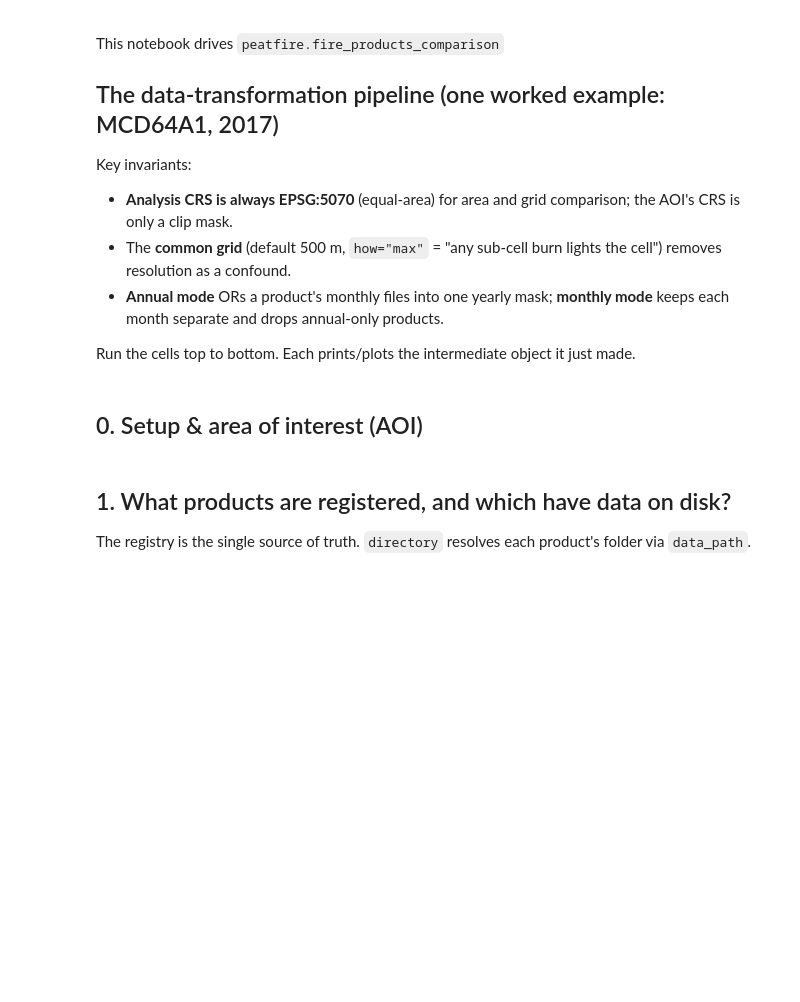
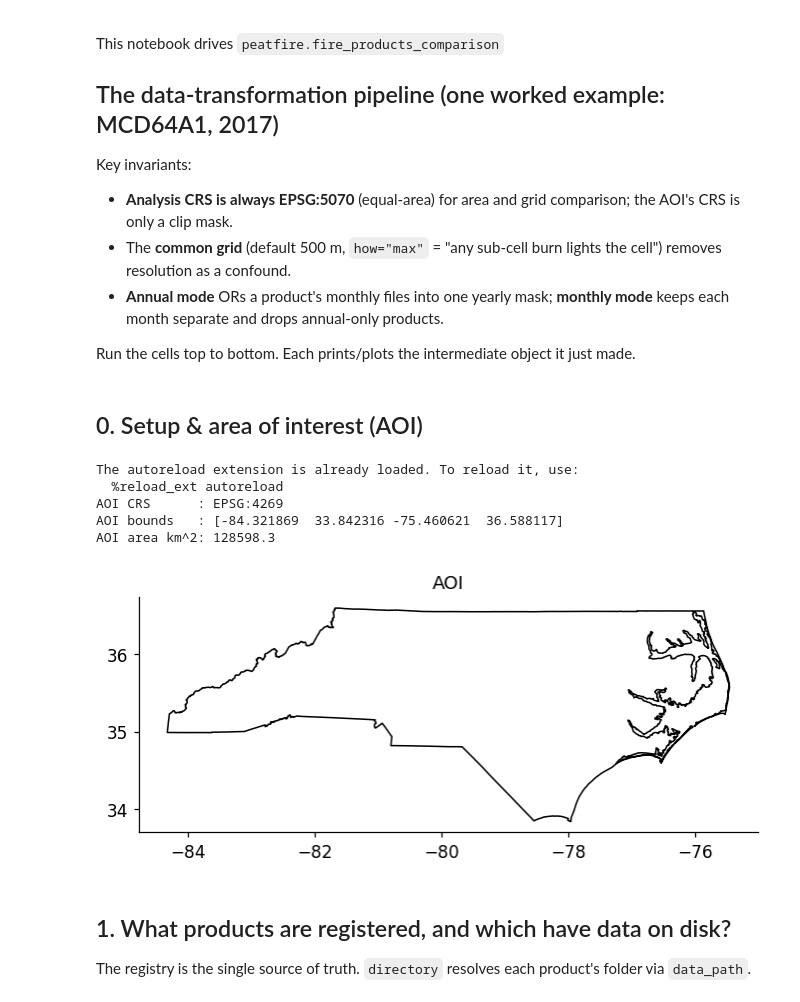
Before and after one commit to jimzhang629/peat_fire_stanback, a Jupyter notebook: notebooks/run_fire_comparison.ipynb, the cells around one changed output. Cells and saved outputs as stored; diff of their text form; code cells hidden in the pictures; blank space fills up the shorter version.

```diff
--- a/notebooks/run_fire_comparison.ipynb
+++ b/notebooks/run_fire_comparison.ipynb
@@ -17,30 +17,38 @@ Run the cells top to bottom. Each prints/plots the intermediate object it just m
 # %%
 %load_ext autoreload
 %autoreload 2
 
 import geopandas as gpd
 import matplotlib.pyplot as plt
 
 from peatfire import data_path
 from peatfire.preproc import clip_raster_to_mask, clip_vector_to_mask
 from peatfire.fire_products_comparison import (
     FIRE_PRODUCTS, list_products, get_spec, load_standardized,
     build_common_grid, to_common_grid, burned_area_km2,
     annual_burned_area_series, stack_on_common_grid, agreement_matrix,
     period_totals_series, product_pair_scatter, total_least_squares, rmse,
     compare_fire_products,
     set_fire_style, plot_annual_series, plot_agreement_heatmap,
     plot_overlay_map, plot_product_scatter, plot_temporal_heatmap,
+    plot_consensus_map
 )
 
 set_fire_style()
 
 # AOI: swap this path for NC peatlands / non-peatlands later -- nothing else changes.
 aoi = gpd.read_file(data_path("processed", "boundaries", "nc_boundary.gpkg"))
 print("AOI CRS      :", aoi.crs)
 print("AOI bounds   :", aoi.total_bounds)
 print("AOI area km^2:", round(float(aoi.to_crs('EPSG:5070').area.sum()) / 1e6, 1))
 aoi.plot(facecolor="none", edgecolor="black"); plt.title("AOI"); plt.show()
+# %% [output]
+The autoreload extension is already loaded. To reload it, use:
+  %reload_ext autoreload
+AOI CRS      : EPSG:4269
+AOI bounds   : [-84.321869  33.842316 -75.460621  36.588117]
+AOI area km^2: 128598.3
+[figure, added]
 # %% [markdown]
 ## 1. What products are registered, and which have data on disk?
 
```
Also changed, not shown: parts of 13 cells of this notebook, 1 other file.
